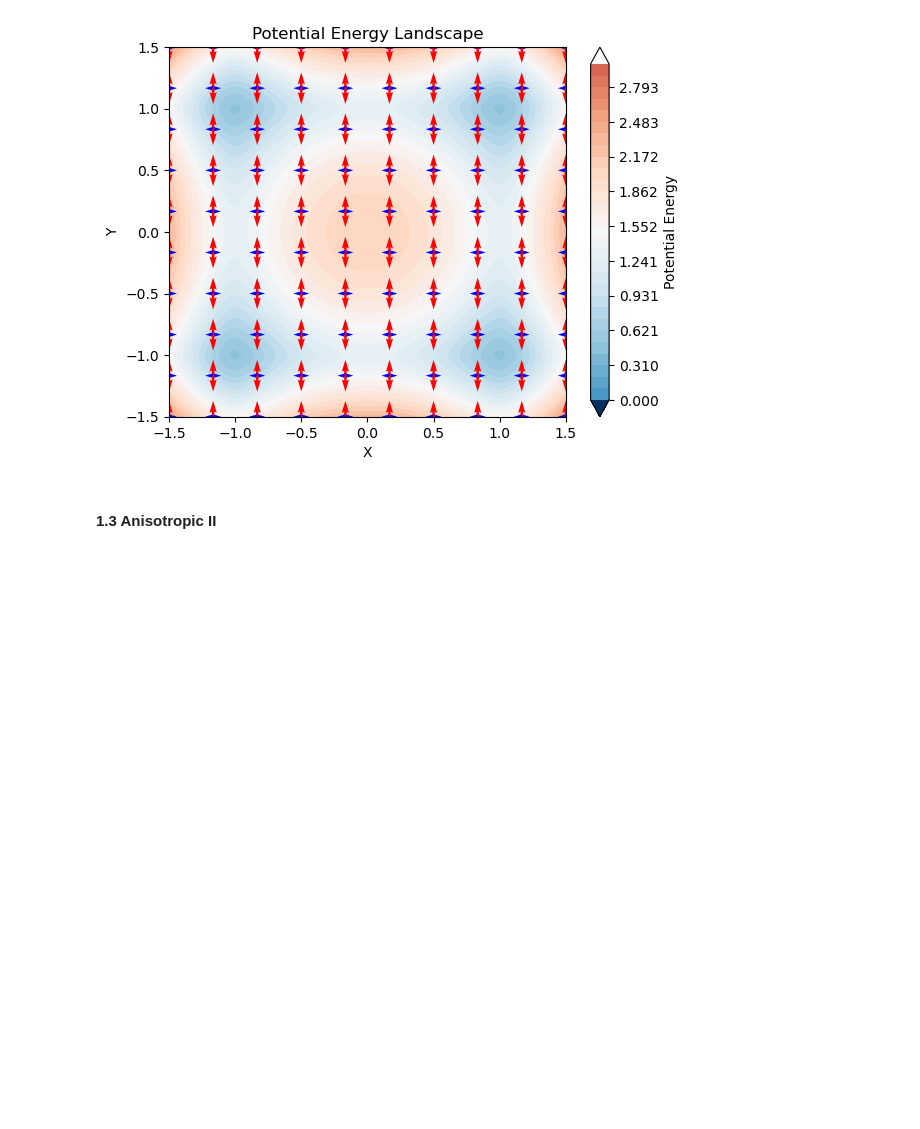
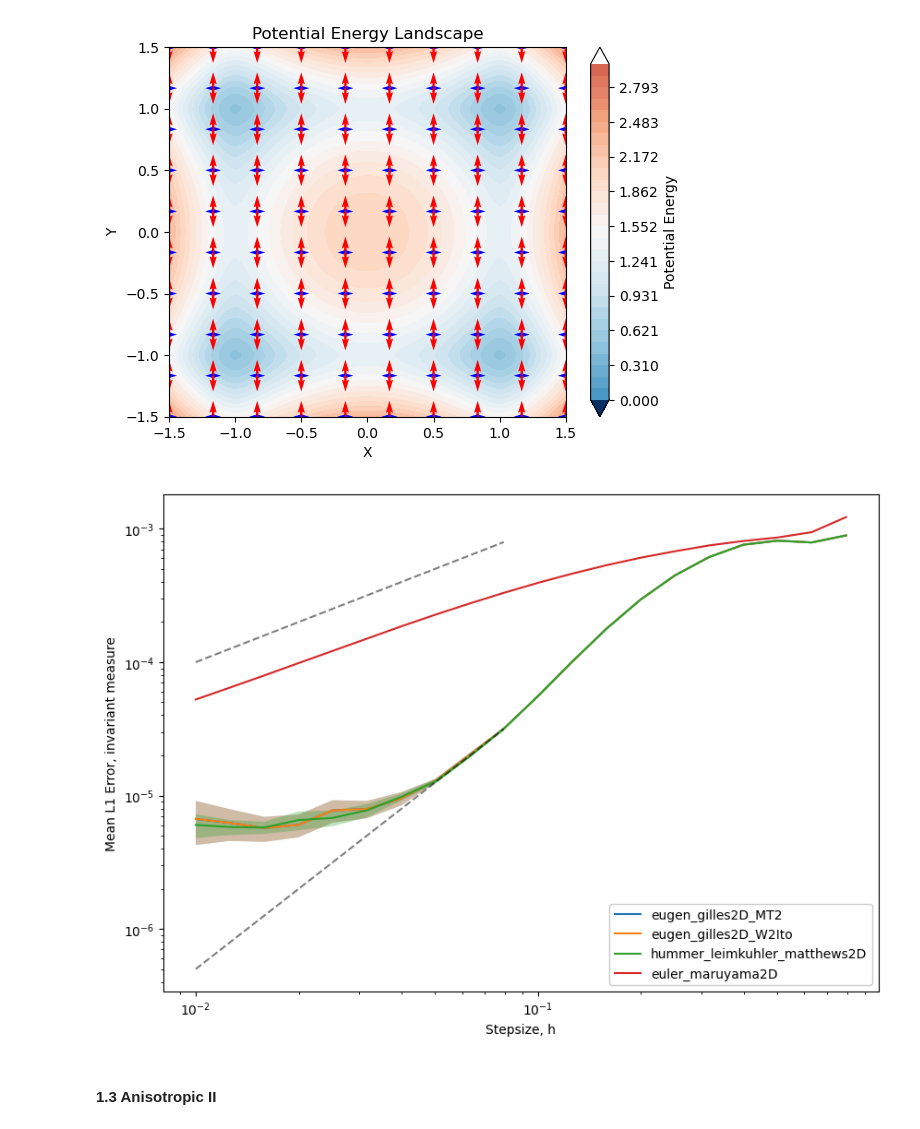
Before and after one commit to dominicp6/Integrators_for_Multiplicative_Noise, a Jupyter notebook: plots.ipynb, the cells around one changed output. Drawn from its saved outputs; the diff is of its cells as text; code cells hidden in the pictures; blank space fills up the shorter version.

```diff
--- a/plots.ipynb
+++ b/plots.ipynb
@@ -115,6 +160,10 @@ def basic_anisotropic_diffusion_field(x, y):
 plot_potential_and_diffusion(quadruple_well_potential, basic_anisotropic_diffusion_field, min_grid=-1.5, max_grid=1.5, level_min=0, level_max=3, num_levels=30, diff_min=-1.5, diff_max=1.5, diff_scale=50)
 # %% [output]
 [figure]
+# %%
+plot_experiments("qw_anisotropicI_500K", min_log10_stepsize=-2, base_dir="./simulation_results/", offset1=0.01, offset2=0.005, time_rescaling_factor=None, tr_trim=None, plot_dir="./plots")
+# %% [output]
+[figure, added]
 # %% [markdown]
 #### 1.3 Anisotropic II
 # %% [markdown]
```
Also changed, not shown: parts of 39 cells of this notebook, 3 other files.
